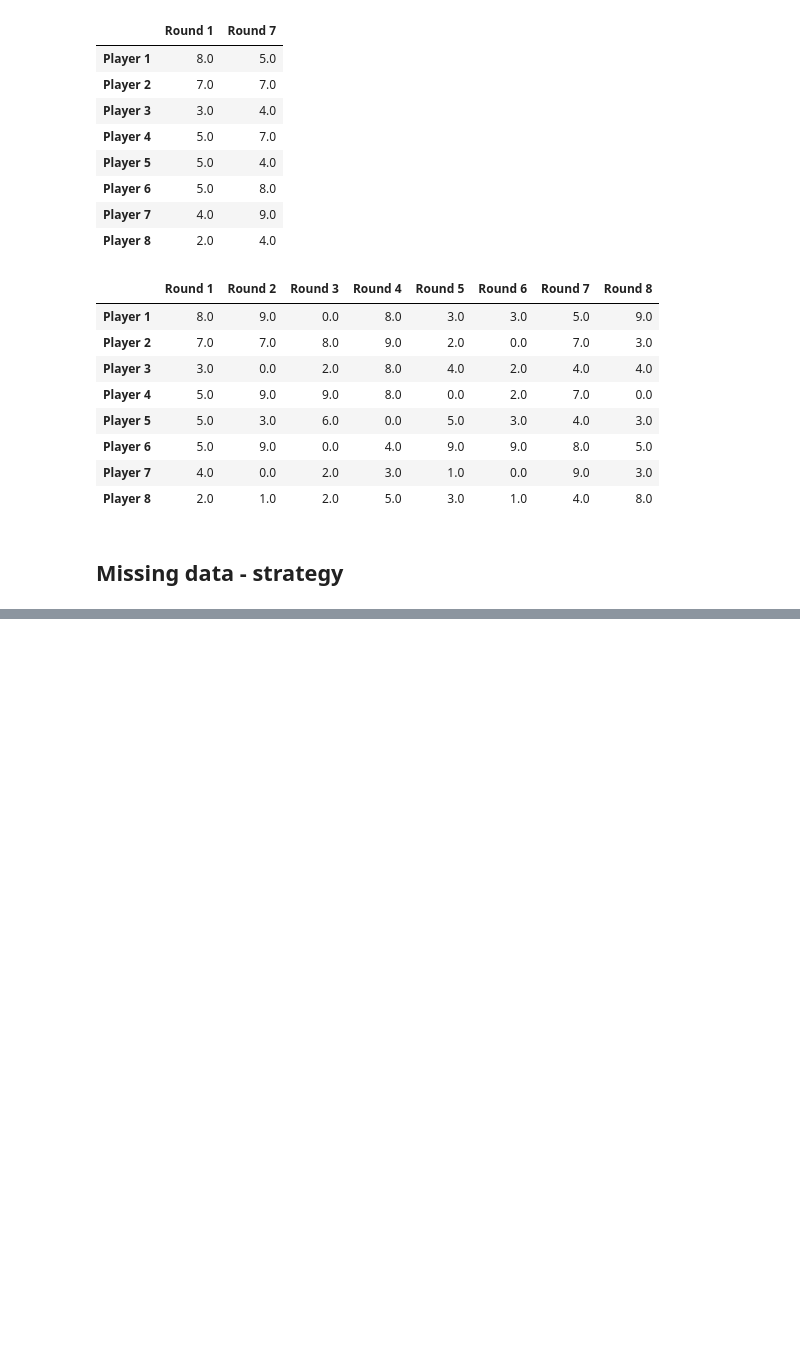
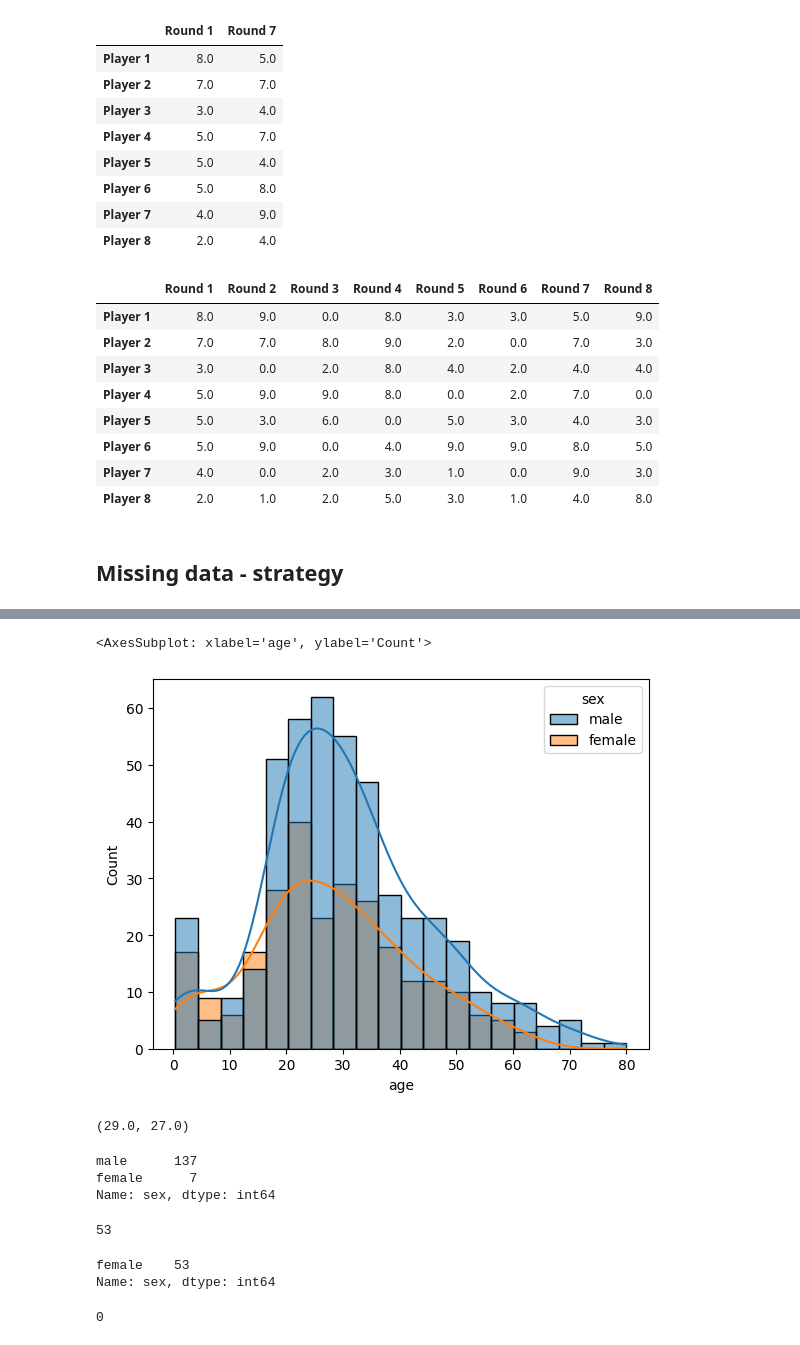
Before and after one commit to kokchun/Databehandling-AI22, a Jupyter notebook: Code-alongs/L1_missing_aggregations.ipynb, the cells around one changed output, grey strips where cells are left out. Drawn from its saved outputs; the diff is of its cells as text; code cells hidden in the pictures; blank space fills up the shorter version.

```diff
--- a/Code-alongs/L1_missing_aggregations.ipynb
+++ b/Code-alongs/L1_missing_aggregations.ipynb
@@ -162,0 +241,36 @@ titanic
+# %%
+sns.histplot(data = titanic, x = "age", hue = "sex", kde=True)
+# %% [output]
+<AxesSubplot: xlabel='age', ylabel='Count'>
+[figure, added]
+# %%
+# case
+# a historian (domain expert) advices us to use median age of corresponding gender to fill in missing ages
+median_male_age = titanic[titanic["sex"] == "male"]["age"].median()
+median_female_age =  titanic[titanic["sex"] == "female"]["age"].median()
+
+median_male_age, median_female_age,
+# %% [output]
+(29.0, 27.0)
+# %%
+titanic.loc[titanic["sex"] == "male", "age"] = titanic.loc[titanic["sex"] == "male", "age"].fillna(median_male_age)
+titanic.loc[titanic["age"] == 29, "sex"].value_counts()
+# %% [output]
+male      137
+female      7
+Name: sex, dtype: int64
+# %%
+titanic["age"].isnull().sum() # nulls left to fill
+# %% [output]
+53
+# %%
+titanic.loc[titanic["age"].isnull(), "sex"].value_counts()
+# %% [output]
+female    53
+Name: sex, dtype: int64
+# %%
+# fill in the rest of nans with median female age
+titanic["age"] = titanic["age"].fillna(median_female_age)
+titanic.isnull().sum()["sex"]
+# %% [output]
+0
```
Also changed, not shown: parts of 11 cells of this notebook.
